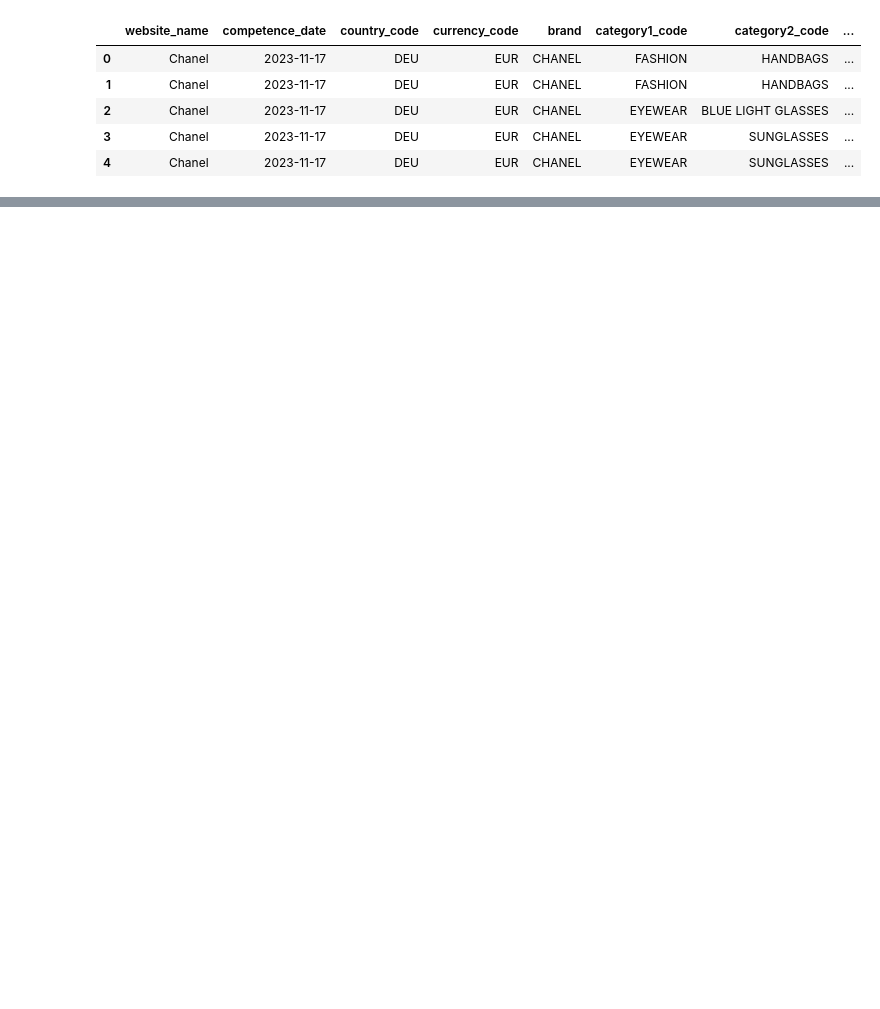
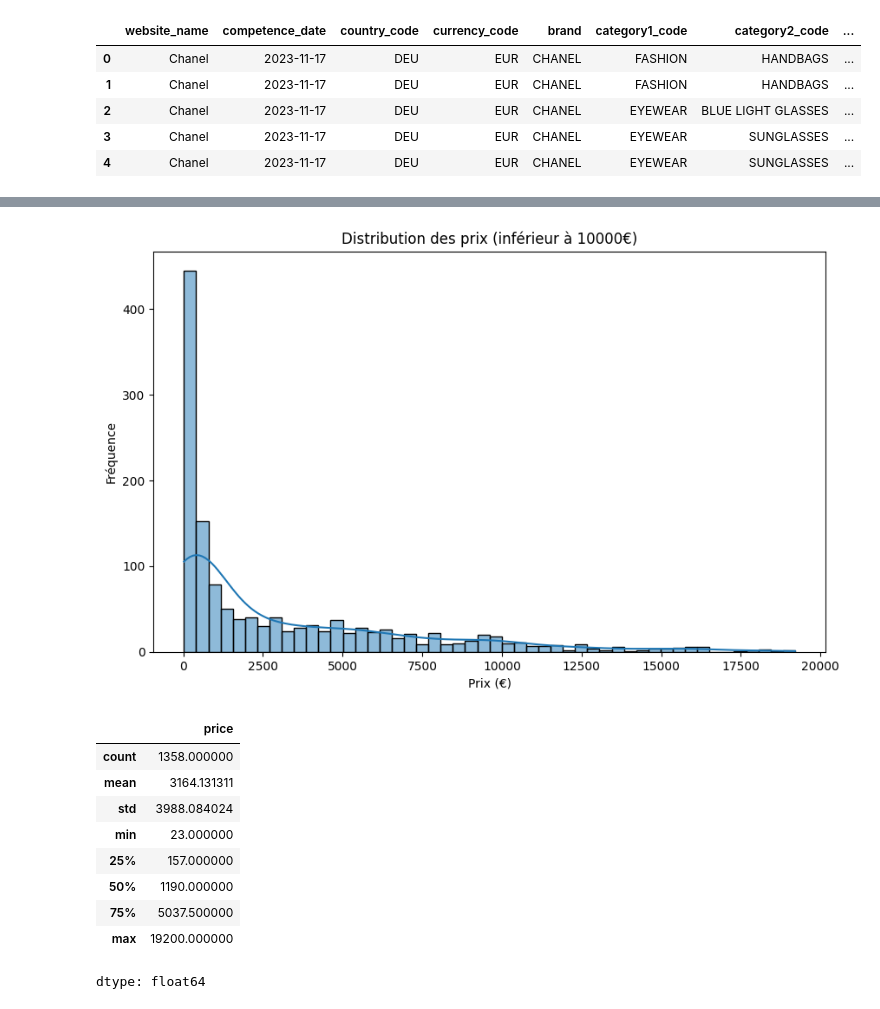
Before and after one commit to Styleflo/CocoBot, a Jupyter notebook: ProjetFinal.ipynb, the cells around one changed output, grey strips where cells are left out. Saved outputs shown, nothing was run; the diff lists cells and outputs as text; code cells hidden in the pictures; blank space fills up the shorter version.

```diff
--- a/ProjetFinal.ipynb
+++ b/ProjetFinal.ipynb
@@ -148,0 +617,23 @@ df_clean
+# %%
+df_filtered = df[df['price'] < 20000]
+
+plt.figure(figsize=(10,6))
+sns.histplot(df_filtered['price'], bins=50, kde=True)
+plt.title("Distribution des prix (inférieur à 10000€)")
+plt.xlabel("Prix (€)")
+plt.ylabel("Fréquence")
+plt.show()
+
+df_filtered['price'].describe()
+# %% [output]
+[figure, added]
+|  | price |
+| count | 1358.000000 |
+| mean | 3164.131311 |
+| std | 3988.084024 |
+| min | 23.000000 |
+| 25% | 157.000000 |
+| 50% | 1190.000000 |
+| 75% | 5037.500000 |
+| max | 19200.000000 |
+dtype: float64
```
Also changed, not shown: parts of 78 cells of this notebook.
